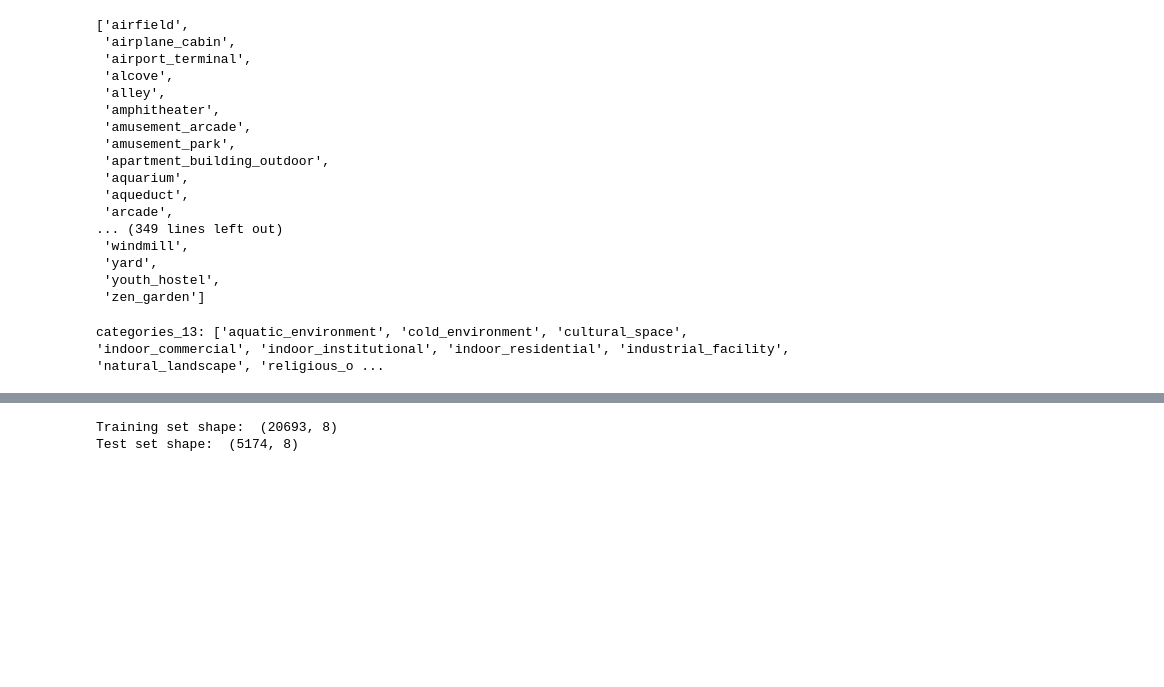
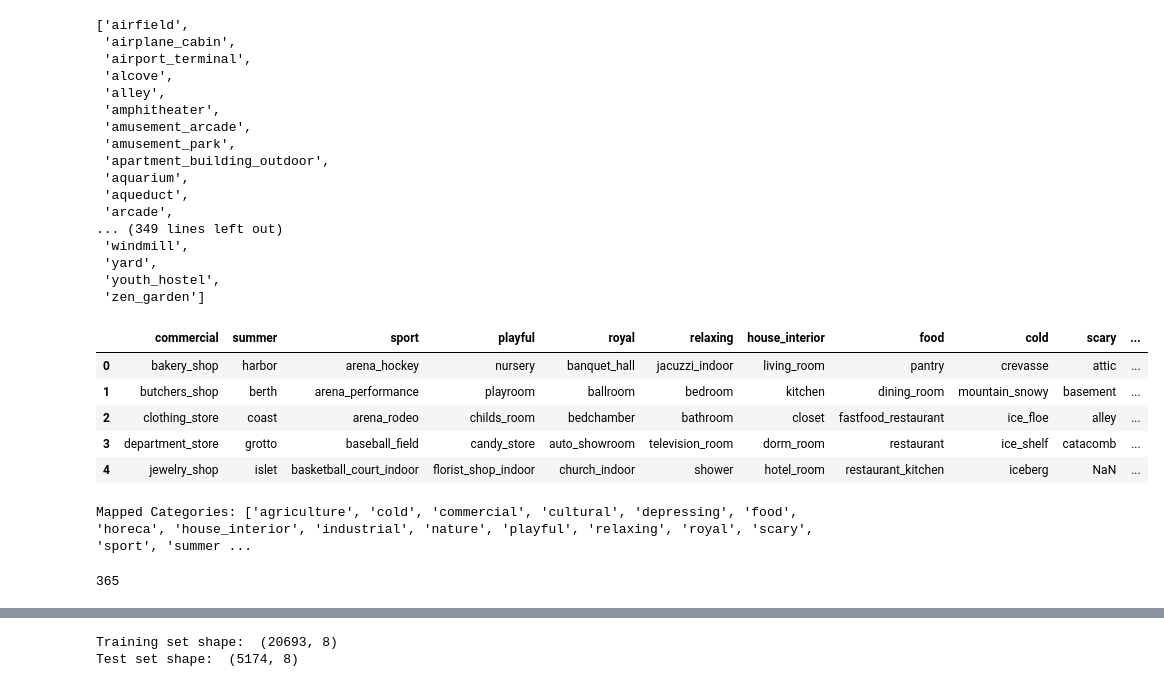
Before and after one commit to jarnedemoenvub/nsai_social_cognition, a Jupyter notebook: code/notebooks/nsai4.ipynb, the cells around one changed output, grey strips where cells are left out. Saved outputs shown, nothing was run; the diff lists cells and outputs as text; code cells hidden in the pictures; blank space fills up the shorter version.

Commit message:
Created custom mapping of the 365 scenes from places model

```diff
--- a/code/notebooks/nsai4.ipynb
+++ b/code/notebooks/nsai4.ipynb
@@ -570,0 +157,15 @@ places365_to_13categories = {
+# %%
+# read the csv file from the data folder
+categories_365_path = os.path.join(data_dir, "CategoriesPlaces365.xlsx")
+
+# read as csv
+categories_365_df = pd.read_excel(categories_365_path)
+# %%
+categories_365_df.head()
+# %% [output]
+|  | commercial | summer | sport | playful | royal | relaxing | house_interior | food | cold | scary | ... |
+| 0 | bakery_shop | harbor | arena_hockey | nursery | banquet_hall | jacuzzi_indoor | living_room | pantry | crevasse | attic | ... |
+| 1 | butchers_shop | berth | arena_performance | playroom | ballroom | bedroom | kitchen | dining_room | mountain_snowy | basement | ... |
+| 2 | clothing_store | coast | arena_rodeo | childs_room | bedchamber | bathroom | closet | fastfood_restaurant | ice_floe | alley | ... |
+| 3 | department_store | grotto | baseball_field | candy_store | auto_showroom | television_room | dorm_room | restaurant | ice_shelf | catacomb | ... |
+| 4 | jewelry_shop | islet | basketball_court_indoor | florist_shop_indoor | church_indoor | shower | hotel_room | restaurant_kitchen | iceberg | NaN | ... |
@@ -571,5 +178,5 @@ places365_to_13categories = {
 # %%
-categories_13 = sorted(list(dict.fromkeys(places365_to_13categories.values())))
-print("categories_13:", categories_13)
+mapped_categories = sorted(list(dict.fromkeys(category_mapping.values())))
+print("Mapped Categories:", mapped_categories)
 # %% [output]
-categories_13: ['aquatic_environment', 'cold_environment', 'cultural_space', 'indoor_commercial', 'indoor_institutional', 'indoor_residential', 'industrial_facility', 'natural_landscape', 'religious_o ...
+Mapped Categories: ['agriculture', 'cold', 'commercial', 'cultural', 'depressing', 'food', 'horeca', 'house_interior', 'industrial', 'nature', 'playful', 'relaxing', 'royal', 'scary', 'sport', 'summer ...
@@ -575,0 +193,4 @@ categories_13: ['aquatic_environment', 'cold_environment', 'cultural_space', 'in
+# %%
+len(category_mapping)
+# %% [output]
+365
```
Also changed, not shown: parts of 9 cells of this notebook, 2 other files.
